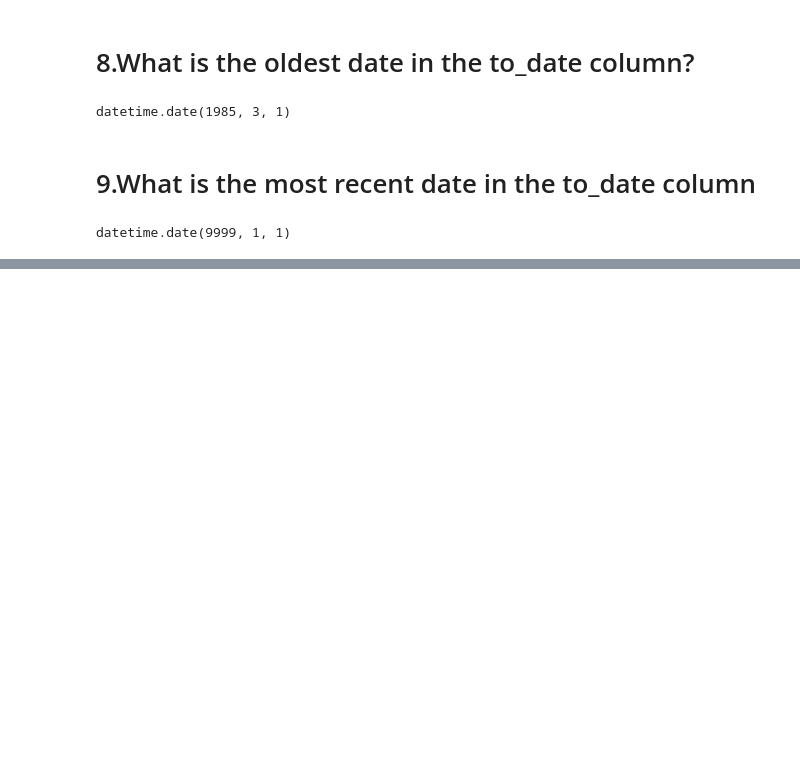
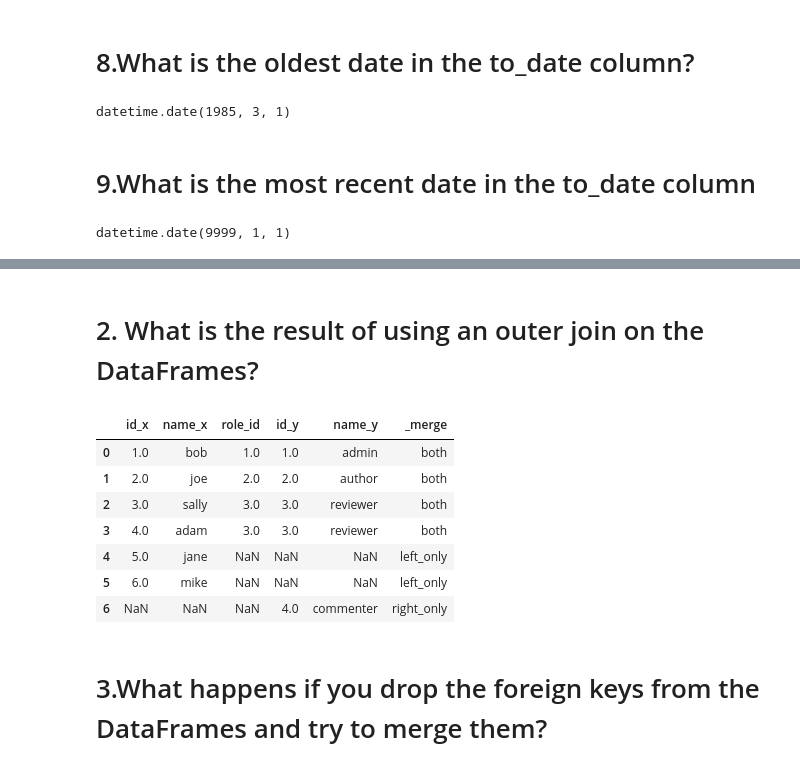
Before and after one commit to Olivert75/numpy-pandas-visualization-exercises, a Jupyter notebook: advanced_dataframes.ipynb, the cells around one changed output, grey strips where cells are left out. Drawn from its saved outputs; the diff is of its cells as text; code cells hidden in the pictures; blank space fills up the shorter version.

```diff
--- a/advanced_dataframes.ipynb
+++ b/advanced_dataframes.ipynb
@@ -147,0 +152,13 @@ datetime.date(9999, 1, 1)
+# %%
+# Create the users DataFrame.
+users = pd.DataFrame({
+    'id': [1, 2, 3, 4, 5, 6],
+    'name': ['bob', 'joe', 'sally', 'adam', 'jane', 'mike'],
+    'role_id': [1, 2, 3, 3, np.nan, np.nan]
+})
+
+# Create the roles DataFrame
+roles = pd.DataFrame({
+    'id': [1, 2, 3, 4],
+    'name': ['admin', 'author', 'reviewer', 'commenter']
+})
@@ -147,0 +177,15 @@ datetime.date(9999, 1, 1)
+# %% [markdown]
+# 2. What is the result of using an outer join on the DataFrames?
+# %%
+users.merge(roles, left_on='role_id', right_on='id', how='outer', indicator=True)
+# %% [output]
+|  | id_x | name_x | role_id | id_y | name_y | _merge |
+| 0 | 1.0 | bob | 1.0 | 1.0 | admin | both |
+| 1 | 2.0 | joe | 2.0 | 2.0 | author | both |
+| 2 | 3.0 | sally | 3.0 | 3.0 | reviewer | both |
+| 3 | 4.0 | adam | 3.0 | 3.0 | reviewer | both |
+| 4 | 5.0 | jane | NaN | NaN | NaN | left_only |
+| 5 | 6.0 | mike | NaN | NaN | NaN | left_only |
+| 6 | NaN | NaN | NaN | 4.0 | commenter | right_only |
+# %% [markdown]
+# 3.What happens if you drop the foreign keys from the DataFrames and try to merge them?
```
Also changed, not shown: parts of 30 cells of this notebook.
